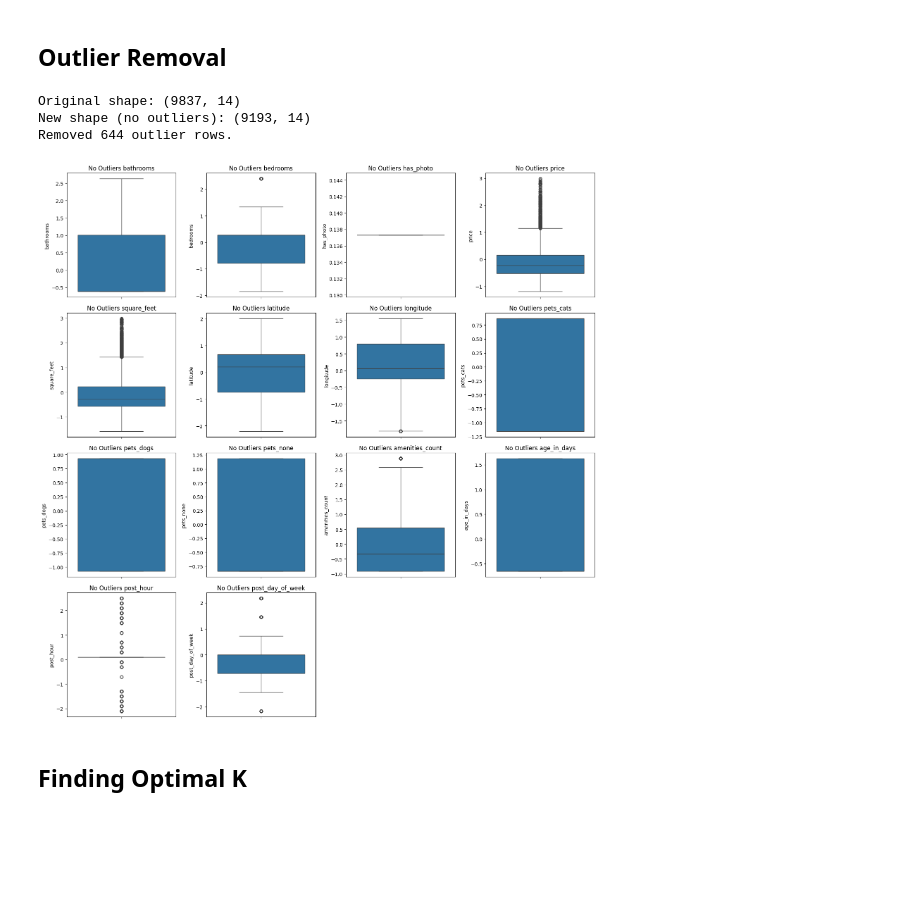
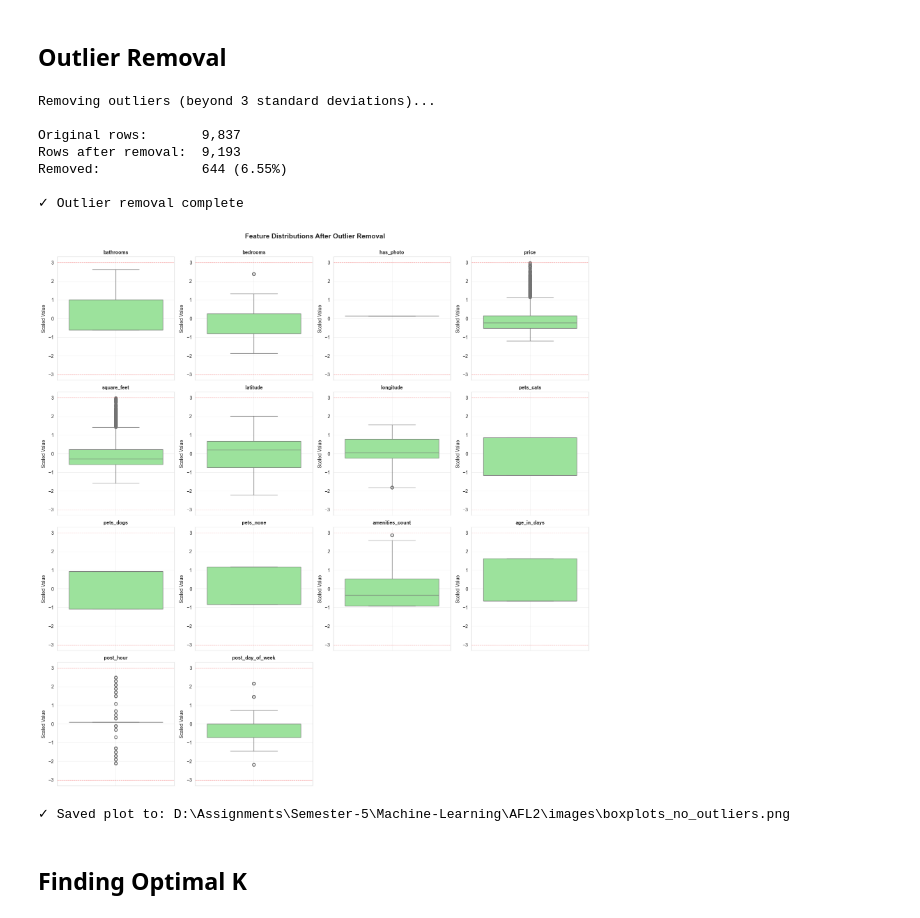
Before and after one commit to Verzional/S5-ML-AFL2, a Jupyter notebook: main.ipynb, the cells around one changed output. Cells and saved outputs as stored; diff of their text form; code cells hidden in the pictures; blank space fills up the shorter version.

```diff
--- a/main.ipynb
+++ b/main.ipynb
@@ -434,11 +510,19 @@ None
 # %% [markdown]
 ## Scaling
 # %%
-from sklearn.preprocessing import StandardScaler
+# Standardize features using StandardScaler
+print("Scaling features using StandardScaler...")
 
 scaler = StandardScaler()
+df_scaled = pd.DataFrame(
+    scaler.fit_transform(df),
+    columns=df.columns,
+    index=df.index
+)
 
-df_scaled = pd.DataFrame(scaler.fit_transform(df), columns=df.columns)
+print(f"✓ Scaled {len(df.columns)} features")
+print(f"\nScaled data summary:")
+print(df_scaled.describe().round(3))
 
 df_scaled.head()
 # %% [output]
@@ -491,49 +595,61 @@ plt.show()
 # %% [markdown]
 ## Outlier Removal
 # %%
-original_rows = df_scaled.shape[0]
+# Remove outliers using 3-sigma rule (3 standard deviations)
+print("Removing outliers (beyond 3 standard deviations)...")
 
-# Keep only rows where all column values are within 3 standard deviations
-# (np.abs(df_scaled) < 3) creates a True/False table for all 14 columns
-# .all(axis=1) keeps only rows where *all* columns are True
-df_no_outliers = df_scaled[(np.abs(df_scaled) < 3).all(axis=1)]
+original_rows = len(df_scaled)
 
-final_rows = df_no_outliers.shape[0]
+# Keep only rows where ALL features are within 3 std devs
+df_no_outliers = df_scaled[(np.abs(df_scaled) < 3).all(axis=1)].copy()
+
+final_rows = len(df_no_outliers)
 removed_rows = original_rows - final_rows
+removed_percent = (removed_rows / original_rows) * 100
 
-print(f"Original shape: {df_scaled.shape}")
-print(f"New shape (no outliers): {df_no_outliers.shape}")
-print(f"Removed {removed_rows} outlier rows.")
+print(f"\n{'Original rows:':<20} {original_rows:,}")
+print(f"{'Rows after removal:':<20} {final_rows:,}")
+print(f"{'Removed:':<20} {removed_rows:,} ({removed_percent:.2f}%)")
+print(f"\n✓ Outlier removal complete")
 # %% [output]
-Original shape: (9837, 14)
-New shape (no outliers): (9193, 14)
-Removed 644 outlier rows.
+Removing outliers (beyond 3 standard deviations)...
+
+Original rows:       9,837
+Rows after removal:  9,193
+Removed:             644 (6.55%)
+
+✓ Outlier removal complete
 # %%
-import math
-
+# Visualize data after outlier removal
 columns_to_plot = df_no_outliers.columns
 num_columns = len(columns_to_plot)
-
 num_cols_per_row = 4
 num_rows = math.ceil(num_columns / num_cols_per_row)
 
-plt.figure(figsize=(16, num_rows * 4))
+fig, axes = plt.subplots(num_rows, num_cols_per_row, figsize=(16, num_rows * 4))
+axes = axes.flatten() if num_rows > 1 else [axes]
 
 for i, col_name in enumerate(columns_to_plot):
-    plt.subplot(num_rows, num_cols_per_row, i + 1)
+    sns.boxplot(y=df_no_outliers[col_name], ax=axes[i], color='lightgreen')
+    axes[i].set_title(f'{col_name}', fontsize=10, fontweight='bold')
+    axes[i].set_ylabel('Scaled Value')
+    axes[i].grid(True, alpha=0.3)
+    axes[i].axhline(y=3, color='r', linestyle='--', alpha=0.5, linewidth=0.8)
+    axes[i].axhline(y=-3, color='r', linestyle='--', alpha=0.5, linewidth=0.8)
 
-    sns.boxplot(y=df_no_outliers[col_name])
-    plt.title(f"No Outliers {col_name}")
+# Hide unused subplots
+for j in range(i + 1, len(axes)):
+    axes[j].axis('off')
 
+plt.suptitle('Feature Distributions After Outlier Removal', fontsize=14, fontweight='bold', y=1.00)
 plt.tight_layout()
-plt.savefig(
-    "D:/Assignments/Semester-5/Machine-Learning/AFL2/images/boxplots_no_outliers.png",
-    bbox_inches="tight",
-    dpi=300,
-)
+plt.savefig(IMAGES_PATH / "boxplots_no_outliers.png")
 plt.show()
+
+print(f"✓ Saved plot to: {IMAGES_PATH / 'boxplots_no_outliers.png'}")
 # %% [output]
-[figure, old version]
+[figure, new version]
+✓ Saved plot to: D:\Assignments\Semester-5\Machine-Learning\AFL2\images\boxplots_no_outliers.png
 # %% [markdown]
 ## Finding Optimal K
 # %%
```
Also changed, not shown: parts of 27 cells of this notebook, 10 other files.
